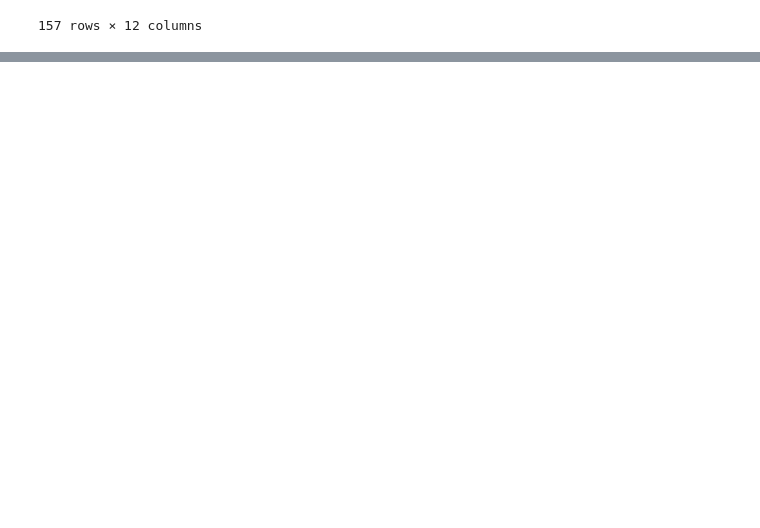
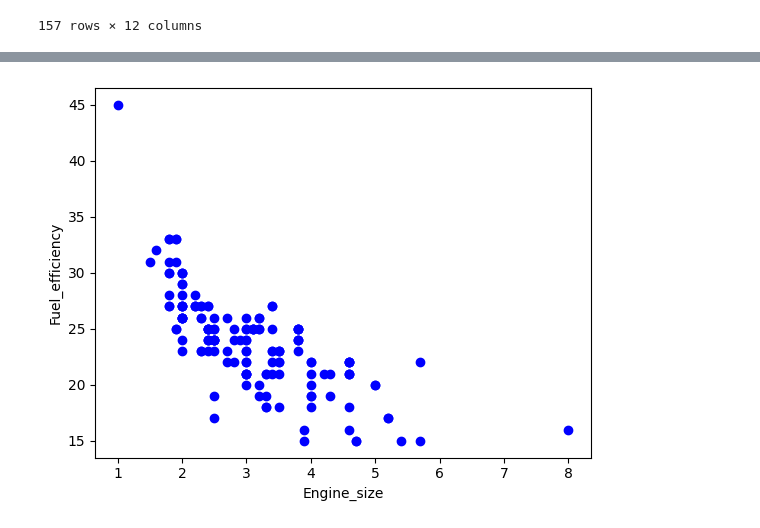
Before and after one commit to Aman782/Data-Science-Internship-Work, a Jupyter notebook: Car_pandas.ipynb, the cells around one changed output, grey strips where cells are left out. Cells and saved outputs as stored; diff of their text form; code cells hidden in the pictures; blank space fills up the shorter version.

```diff
--- a/Car_pandas.ipynb
+++ b/Car_pandas.ipynb
@@ -171,0 +304,2 @@ df.select_dtypes(float)
+# %%
+df['four_year_resale_value'].fillna(value=df['four_year_resale_value'].median(), inplace=True)
@@ -171,0 +385,7 @@ df.select_dtypes(float)
+# %%
+plt.scatter(df['Engine_size'], df['Fuel_efficiency'], color = "b")
+plt.xlabel("Engine_size")
+plt.ylabel("Fuel_efficiency")
+plt.show()
+# %% [output]
+[figure, added]
```
Also changed, not shown: parts of 41 cells of this notebook, 1 other file.
